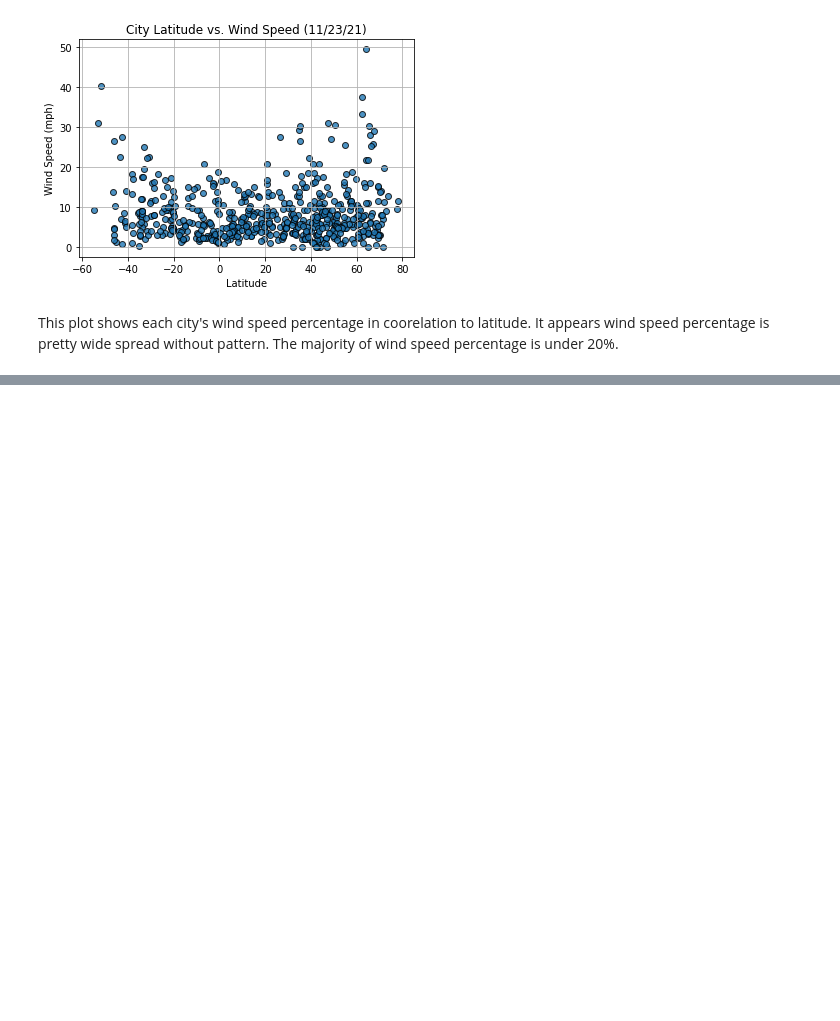
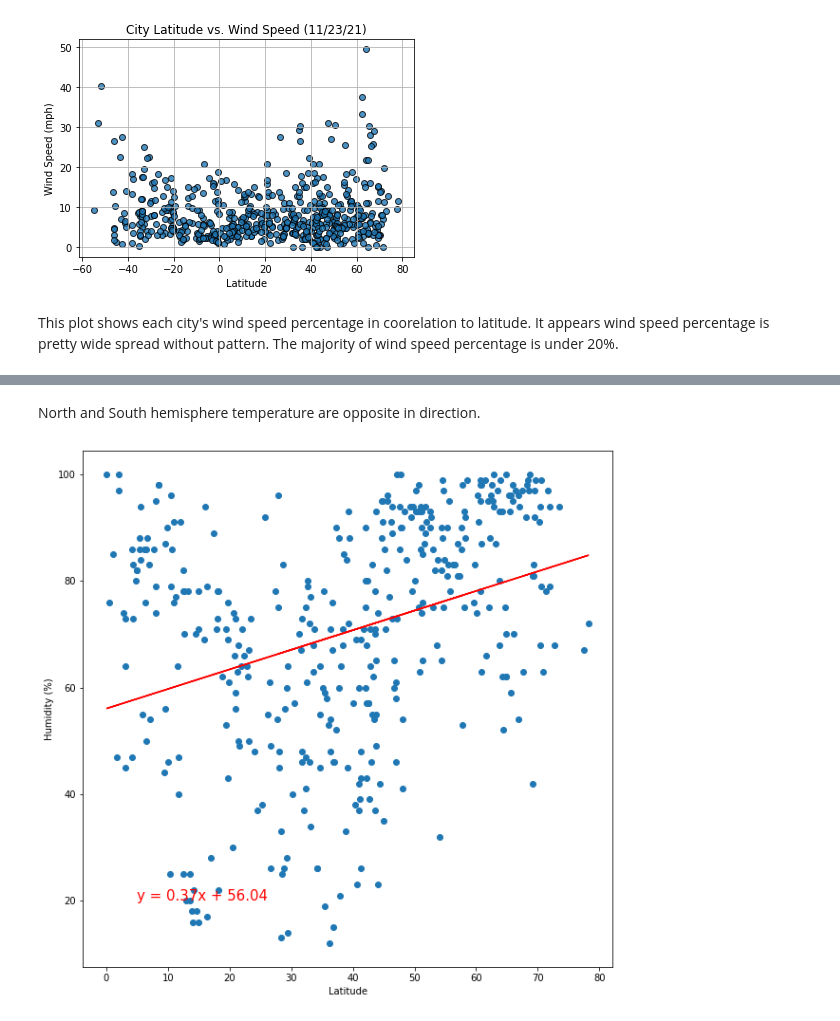
Before and after one commit to jacobhash570/python-api-challenge, a Jupyter notebook: WeatherPy/WeatherPy.ipynb, the cells around one changed output, grey strips where cells are left out. Cells and saved outputs as stored; diff of their text form; code cells hidden in the pictures; blank space fills up the shorter version.

```diff
--- a/WeatherPy/WeatherPy.ipynb
+++ b/WeatherPy/WeatherPy.ipynb
@@ -205,0 +251,14 @@ This plot shows each city's wind speed percentage in coorelation to latitude. It
+# %% [markdown]
+North and South hemisphere temperature are opposite in direction.
+# %%
+fig=plt.figure(figsize=(10,10))
+linear_regress = regressplot(x=north['Lat'], y=north['Humidity'])
+plt.annotate(linear_regress, (5,20), fontsize=15, color="red")
+plt.xlabel('Latitude')
+plt.ylabel('Humidity (%)')
+
+fig.savefig("North_Humidity.png")
+
+plt.show()
+# %% [output]
+[figure, added]
```
Also changed, not shown: parts of 16 cells of this notebook, 12 other files.
